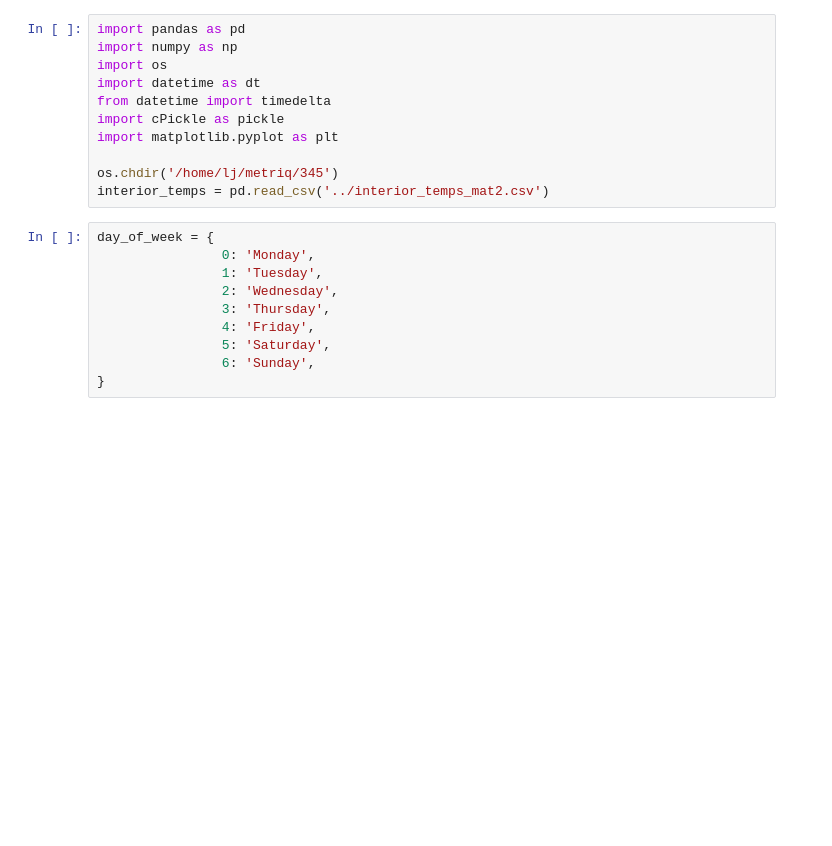
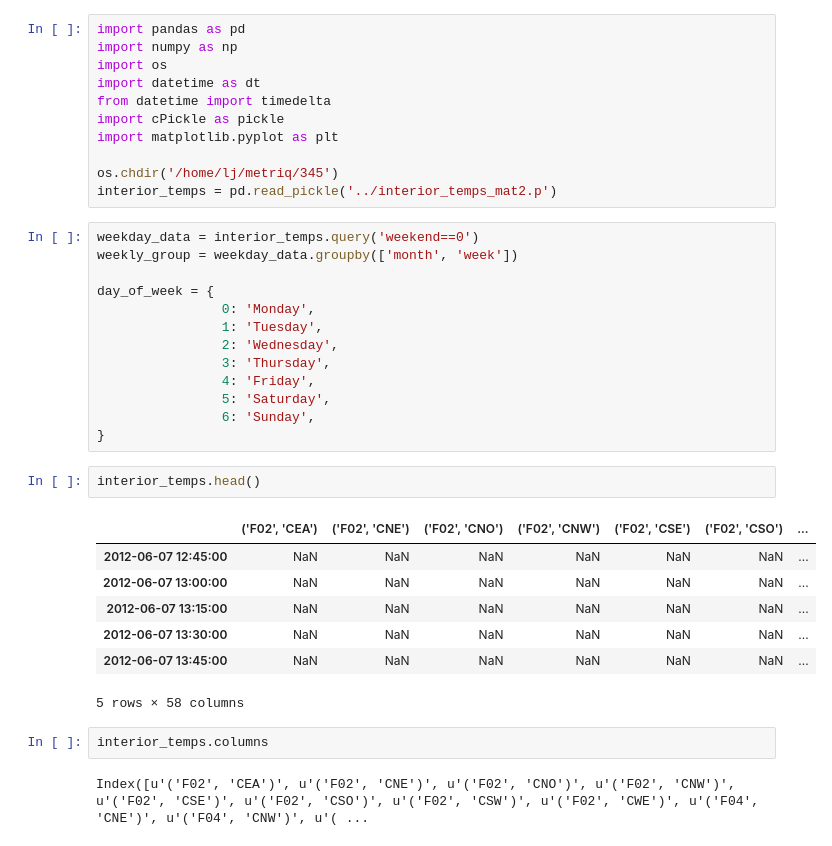
Before and after one commit to ljtheminister/metriq, a Jupyter notebook: Plotting Interior Temperatures.ipynb, the cells around one changed output. Saved outputs shown, nothing was run; the diff lists cells and outputs as text; blank space fills up the shorter version.

```diff
--- a/Plotting Interior Temperatures.ipynb
+++ b/Plotting Interior Temperatures.ipynb
@@ -8,8 +8,11 @@ import cPickle as pickle
 import matplotlib.pyplot as plt
 
 os.chdir('/home/lj/metriq/345')
-interior_temps = pd.read_csv('../interior_temps_mat2.csv')
+interior_temps = pd.read_pickle('../interior_temps_mat2.p')
 # %%
+weekday_data = interior_temps.query('weekend==0')
+weekly_group = weekday_data.groupby(['month', 'week'])
+
 day_of_week = {
                 0: 'Monday',
                 1: 'Tuesday',
@@ -19,4 +22,18 @@ day_of_week = {
                 5: 'Saturday',
                 6: 'Sunday',
 }
+# %%
+interior_temps.head()
+# %% [output]
+|  | ('F02', 'CEA') | ('F02', 'CNE') | ('F02', 'CNO') | ('F02', 'CNW') | ('F02', 'CSE') | ('F02', 'CSO') | ... |
+| 2012-06-07 12:45:00 | NaN | NaN | NaN | NaN | NaN | NaN | ... |
+| 2012-06-07 13:00:00 | NaN | NaN | NaN | NaN | NaN | NaN | ... |
+| 2012-06-07 13:15:00 | NaN | NaN | NaN | NaN | NaN | NaN | ... |
+| 2012-06-07 13:30:00 | NaN | NaN | NaN | NaN | NaN | NaN | ... |
+| 2012-06-07 13:45:00 | NaN | NaN | NaN | NaN | NaN | NaN | ... |
+5 rows × 58 columns
+# %%
+interior_temps.columns
+# %% [output]
+Index([u'('F02', 'CEA')', u'('F02', 'CNE')', u'('F02', 'CNO')', u'('F02', 'CNW')', u'('F02', 'CSE')', u'('F02', 'CSO')', u'('F02', 'CSW')', u'('F02', 'CWE')', u'('F04', 'CNE')', u'('F04', 'CNW')', u'( ...
 # %%
```
Also changed, not shown: parts of 1 cell of this notebook, 2 other files.
